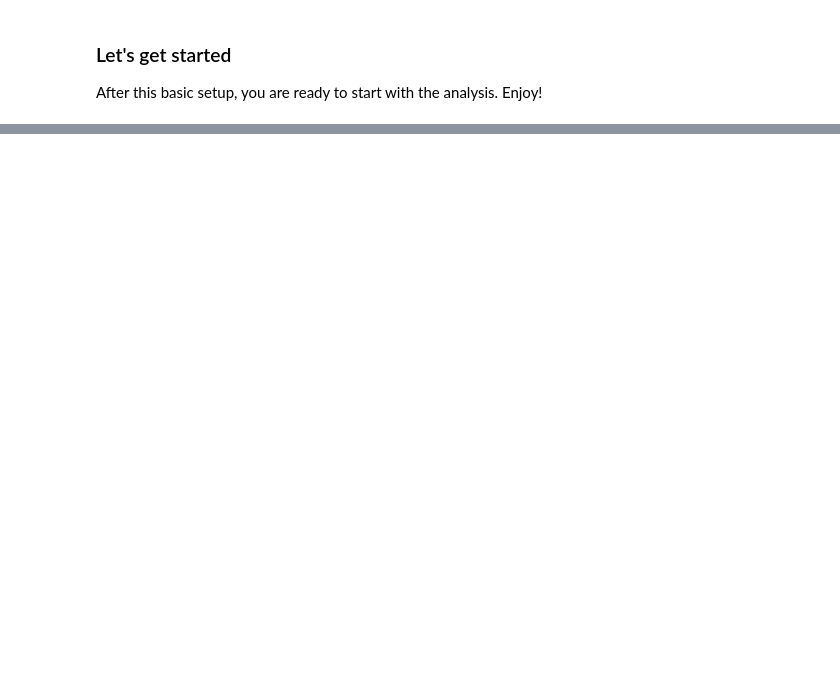
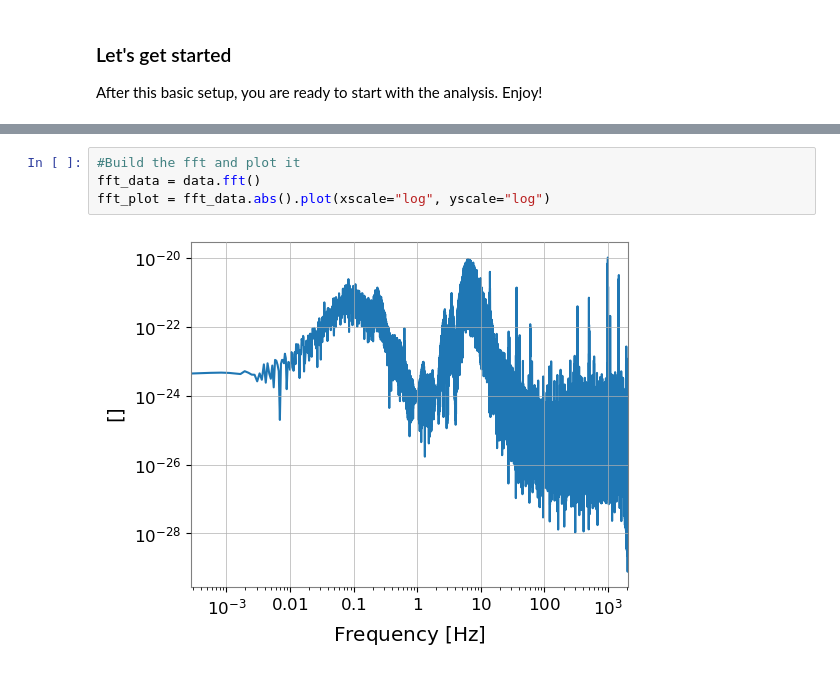
Before and after one commit to hussainkitagawa/experience---gw-data-analysis, a Jupyter notebook: code/sample_gw_analysis_notebook.ipynb, the cells around one changed output, grey strips where cells are left out. Drawn from its saved outputs; the diff is of its cells as text; blank space fills up the shorter version.

```diff
--- a/code/sample_gw_analysis_notebook.ipynb
+++ b/code/sample_gw_analysis_notebook.ipynb
@@ -90,0 +149,6 @@ After this basic setup, you are ready to start with the analysis. Enjoy!
+# %%
+#Build the fft and plot it
+fft_data = data.fft()
+fft_plot = fft_data.abs().plot(xscale="log", yscale="log")
+# %% [output]
+[figure, added]
```
Also changed, not shown: parts of 14 cells of this notebook, 18 other files.
